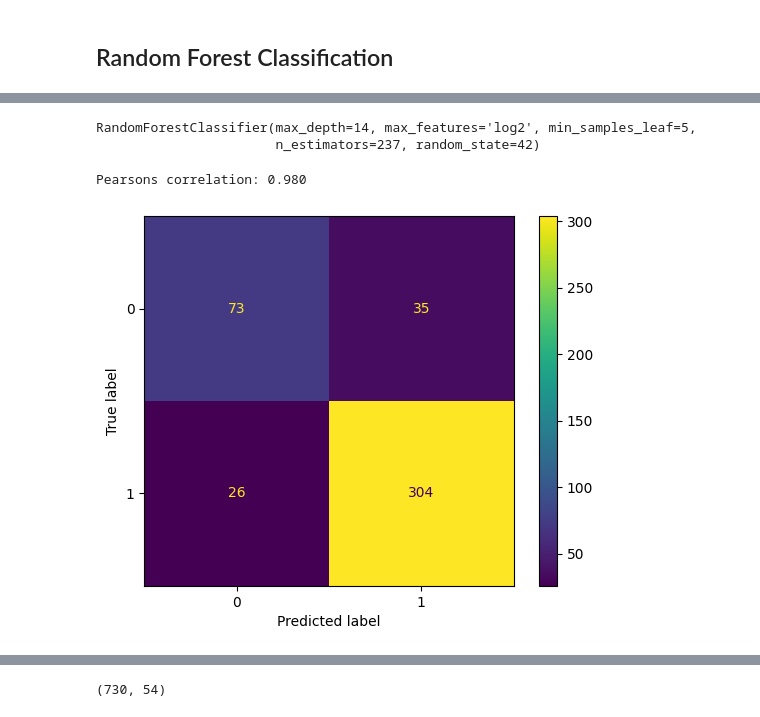
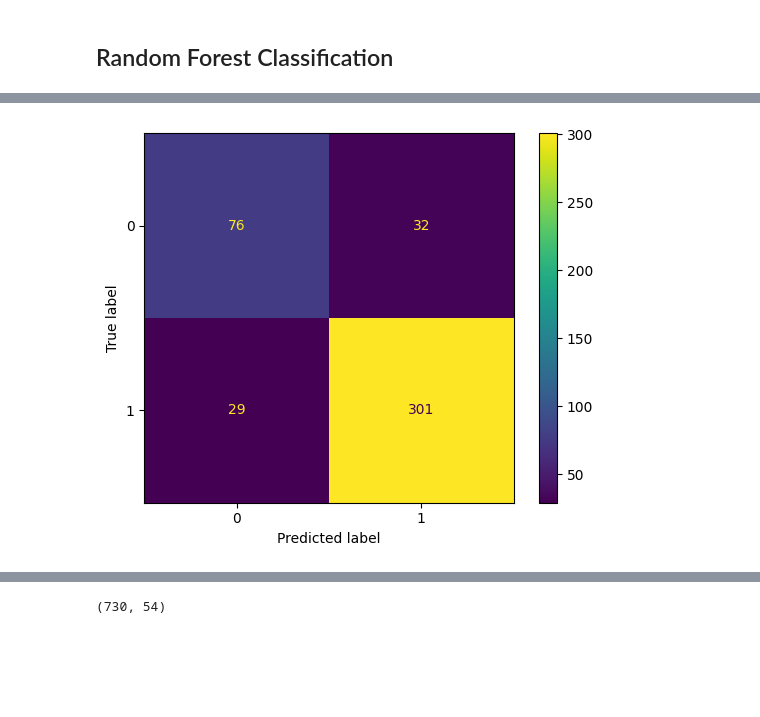
Before and after one commit to RinaldinAdam/KaggleNotebooks, a Jupyter notebook: Kaggle_Competition_Rainfall_Prediction.ipynb, the cells around one changed output, grey strips where cells are left out. Drawn from its saved outputs; the diff is of its cells as text; code cells hidden in the pictures; blank space fills up the shorter version.

Commit message:
Kaggle Notebook | Rainfall Prediction | Version 7

```diff
--- a/Kaggle_Competition_Rainfall_Prediction.ipynb
+++ b/Kaggle_Competition_Rainfall_Prediction.ipynb
@@ -588,0 +841,21 @@ RandomizedSearchCV(cv=5,
+# %%
+
+
+rf_pipeline = Pipeline([
+    ('nearmiss', NearMiss(version=1,sampling_strategy=0.5,n_neighbors=2)),
+    ('model', RandomForestClassifier(random_state=42))
+])
+
+param_distributions = {
+    'model__n_estimators': [200, 400, 600, 800, 1000],
+    'model__max_depth': [5, 10, 15, 20, 30, None],
+    'model__min_samples_leaf': [1, 5, 10, 15, 30],
+    'model__max_features': ['sqrt', 'log2', None],
+    'model__criterion': ['gini', 'entropy', 'log_loss'],
+    'model__max_samples': [0.5, 0.7, 0.9, None]
+}
+
+
+# Perform Bayesian Optimization with Cross-Validation
+opt_bayes = BayesSearchCV(rf_pipeline, param_distributions, n_iter=20, cv=5, scoring='roc_auc', n_jobs=-1, random_state=42)
+opt_bayes.fit(X_train, y_train)
@@ -594,10 +886,15 @@ Best Parameters: {'model__n_estimators': 800, 'model__min_samples_split': 2, 'mo
 # %%
-best_params = opt.best_params_
+best_params = opt_bayes.best_params_
 
 # Extract only RandomForest parameters
 rf_params = {k.replace('model__', ''): v for k, v in best_params.items() if k.startswith('model__')}
 
 # Train RandomForest with the best parameters
-clf_rf = RandomForestClassifier(**rf_params, random_state=42)
-clf_rf.fit(X_train, y_train)
+
+rf_pipeline=Pipeline([
+    ('nearmiss', NearMiss(version=1,sampling_strategy=0.5)),
+    ('model', RandomForestClassifier(**rf_params,random_state=42))
+])
+# clf_rf = RandomForestClassifier(**rf_params, random_state=42)
+rf_pipeline.fit(X_train, y_train)
 # %% [output]
@@ -607,5 +907,5 @@ RandomForestClassifier(criterion='log_loss', max_depth=10, max_features='log2',
 # %%
-y_pred = clf_rf.predict(X_test)
+y_pred = rf_pipeline.predict(X_test)
 # %%
 accuracy = accuracy_score(y_test, y_pred)
 precision = precision_score(y_test, y_pred)
@@ -763,37 +938,10 @@ RandomForestClassifier(criterion='entropy', max_depth=20, max_features='log2',
-# %%
-best_bayes_params = opt_bayes.best_params_
-best_smote_strategy = best_params['smote__sampling_strategy']
-best_smote_neighbours = best_params['smote__k_neighbors']
-
-# Apply SMOTE separately
-smote = SMOTE(sampling_strategy=best_smote_strategy, random_state=42,k_neighbors=best_smote_neighbours)
-X_resampled_bayes, y_resampled_bayes = smote.fit_resample(X_train, y_train)
-
-# Extract only RandomForest parameters
-rf_params = {k.replace('model__', ''): v for k, v in best_bayes_params.items() if k.startswith('model__')}
-
-# Train RandomForest with the best parameters
-clf_rf_bayes = RandomForestClassifier(**rf_params, random_state=42)
-clf_rf_bayes.fit(X_resampled_bayes, y_resampled_bayes)
-# %% [output]
-RandomForestClassifier(max_depth=14, max_features='log2', min_samples_leaf=5,
-                       n_estimators=237, random_state=42)
-# %%
-y_pred = clf_rf.predict(X_test)
-y_pred_bayes=clf_rf_bayes.predict(X_test)
-# %%
-from scipy.stats import pearsonr
-corr, _ = pearsonr(y_pred, y_pred_bayes)
-print('Pearsons correlation: %.3f' % corr)
-# %% [output]
-Pearsons correlation: 0.980
 # %%
 from sklearn.metrics import confusion_matrix, ConfusionMatrixDisplay
-cm = confusion_matrix(y_test, y_pred, labels=clf_rf.classes_)
+cm = confusion_matrix(y_test, y_pred, labels=rf_pipeline.classes_)
 disp = ConfusionMatrixDisplay(confusion_matrix=cm,
-                              display_labels=clf_rf.classes_)
+                              display_labels=rf_pipeline.classes_)
 disp.plot()
 
 plt.show()
 # %% [output]
-[figure, old version]
+[figure, new version]
```
Also changed, not shown: parts of 63 cells of this notebook.
